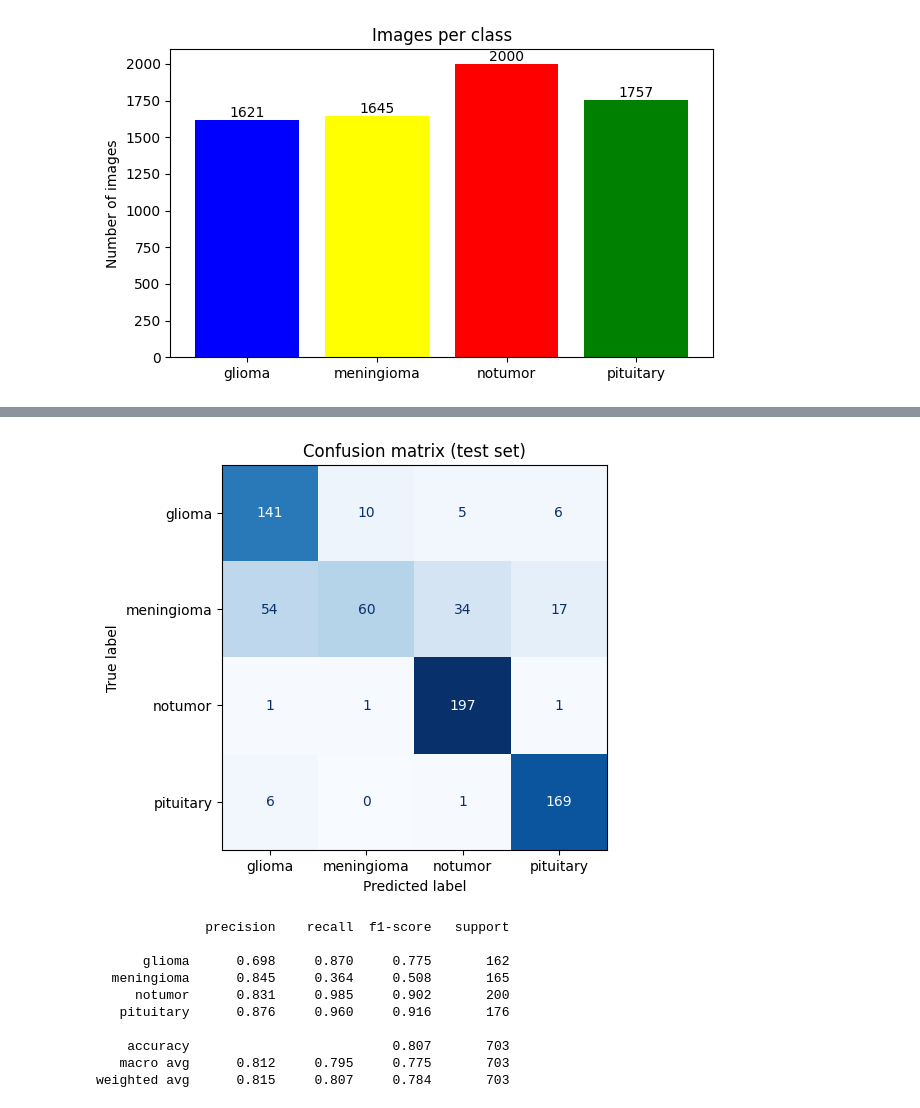
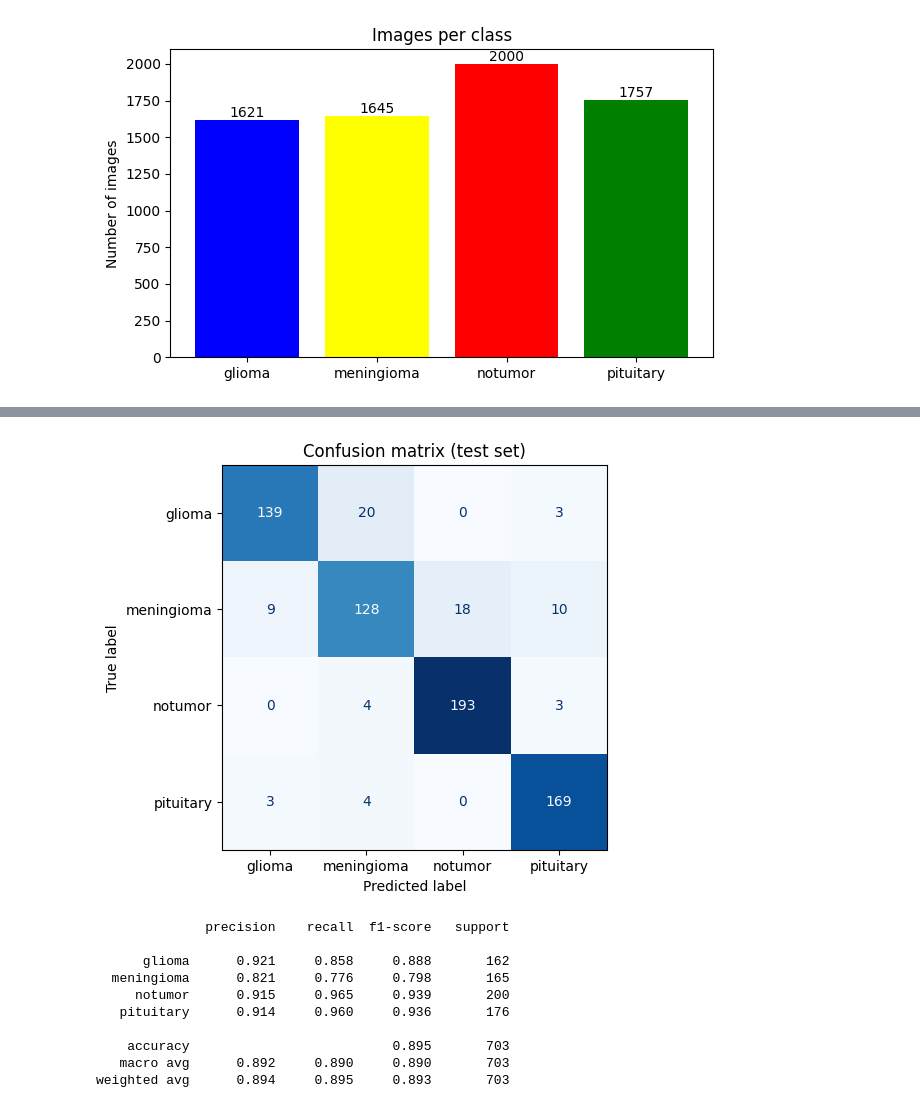
Before and after one commit to ikara-py/NeuroVision, a Jupyter notebook: notebooks/cnn_classification.ipynb, the cells around one changed output, grey strips where cells are left out. Cells and saved outputs as stored; diff of their text form; code cells hidden in the pictures.

```diff
--- a/notebooks/cnn_classification.ipynb
+++ b/notebooks/cnn_classification.ipynb
@@ -223,0 +193,9 @@ Test accuracy: 0.8065
+# %%
+early_stop = tf.keras.callbacks.EarlyStopping( monitor="val_loss",
+                                              patience=3,
+                                              restore_best_weights=True )
+# %%
+history = my_model.fit( train_ds,
+                       epochs=20,
+                       validation_data=val_ds,
+                       verbose=2, callbacks=[early_stop] )
@@ -223,0 +233,2 @@ Test accuracy: 0.8065
+# %%
+model_pred = my_model.predict(test_ds)
@@ -223,0 +237,2 @@ Test accuracy: 0.8065
+# %%
+pred_labels = np.argmax(model_pred, axis=1)
@@ -224,22 +258,22 @@ Test accuracy: 0.8065
 # %%
-cm = confusion_matrix(y_test, y_pred)
+cm = confusion_matrix(y_test, pred_labels)
 fig, ax = plt.subplots(figsize=(6, 5))
-ConfusionMatrixDisplay(cm, display_labels=class_names).plot(ax=ax, cmap="Blues", colorbar=False)
+ConfusionMatrixDisplay(cm, display_labels=arr_names).plot(ax=ax, cmap="Blues", colorbar=False)
 plt.title("Confusion matrix (test set)")
 plt.show()
 
-print(classification_report(y_test, y_pred, target_names=class_names, digits=3))
+print(classification_report(y_test, pred_labels, target_names=arr_names, digits=3))
 # %% [output]
-[figure, old version]
+[figure, new version]
               precision    recall  f1-score   support
 
-      glioma      0.698     0.870     0.775       162
-  meningioma      0.845     0.364     0.508       165
-     notumor      0.831     0.985     0.902       200
-   pituitary      0.876     0.960     0.916       176
+      glioma      0.921     0.858     0.888       162
+  meningioma      0.821     0.776     0.798       165
+     notumor      0.915     0.965     0.939       200
+   pituitary      0.914     0.960     0.936       176
 
-    accuracy                          0.807       703
-   macro avg      0.812     0.795     0.775       703
-weighted avg      0.815     0.807     0.784       703
+    accuracy                          0.895       703
+   macro avg      0.892     0.890     0.890       703
+weighted avg      0.894     0.895     0.893       703
 # %%
 my_model.save("neurovision_model.keras")
```
Also changed, not shown: parts of 40 cells of this notebook.
